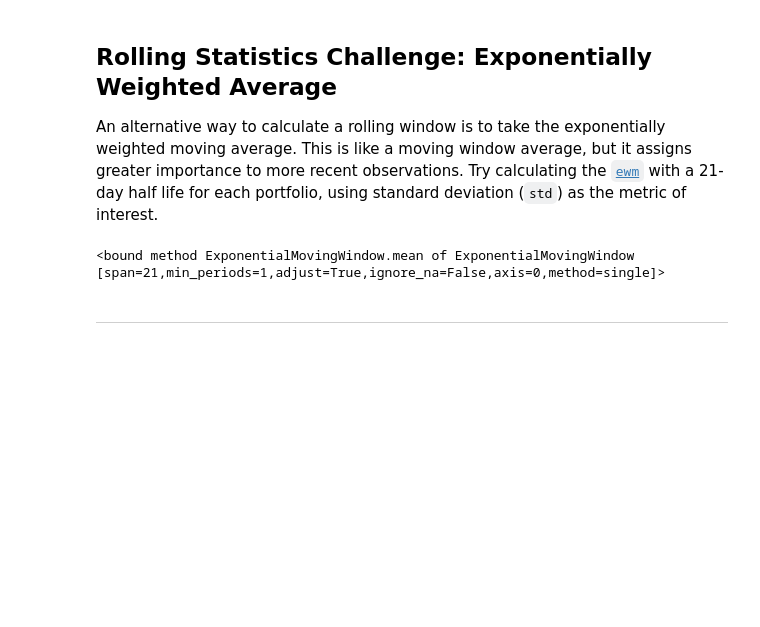
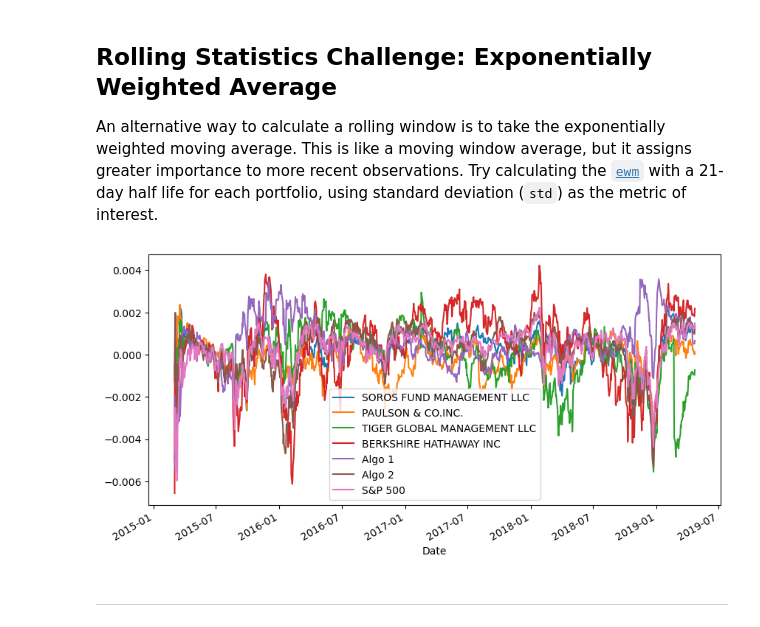
Before and after one commit to AnvithaChaluvadi/Module4Challenge, a Jupyter notebook: whale_analysis.ipynb, the cells around one changed output. Saved outputs shown, nothing was run; the diff lists cells and outputs as text; code cells hidden in the pictures; blank space fills up the shorter version.

```diff
--- a/whale_analysis.ipynb
+++ b/whale_analysis.ipynb
@@ -349,9 +353,9 @@ An alternative way to calculate a rolling window is to take the exponentially we
 # %%
 #HELP
 # Use `ewm` to calculate the rolling window
-combined_df.ewm(span=21,min_periods=1,adjust=True).mean
+ewm_combined = combined_df.ewm(halflife=21).mean().plot(figsize=(10,5))
 # %% [output]
-<bound method ExponentialMovingWindow.mean of ExponentialMovingWindow [span=21,min_periods=1,adjust=True,ignore_na=False,axis=0,method=single]>
+[figure, added]
 # %% [markdown]
 ---
 # %% [markdown]
```
Also changed, not shown: parts of 11 cells of this notebook.
